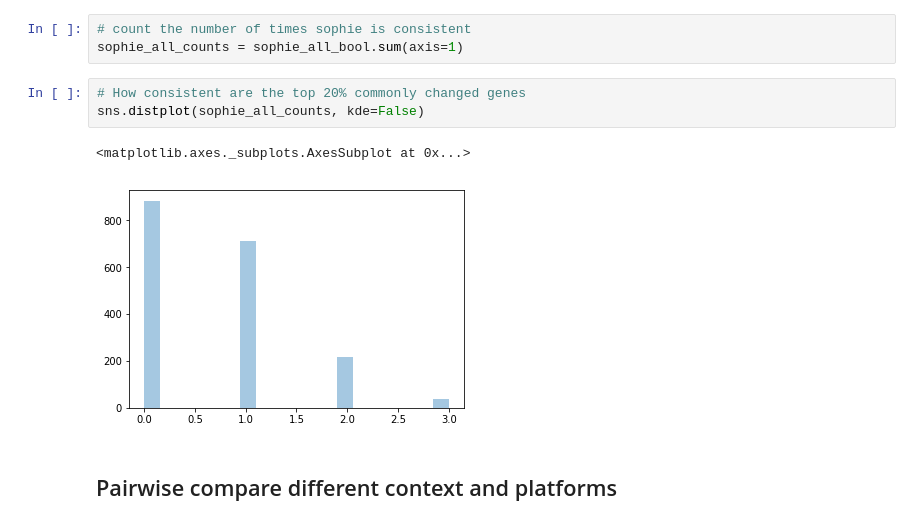
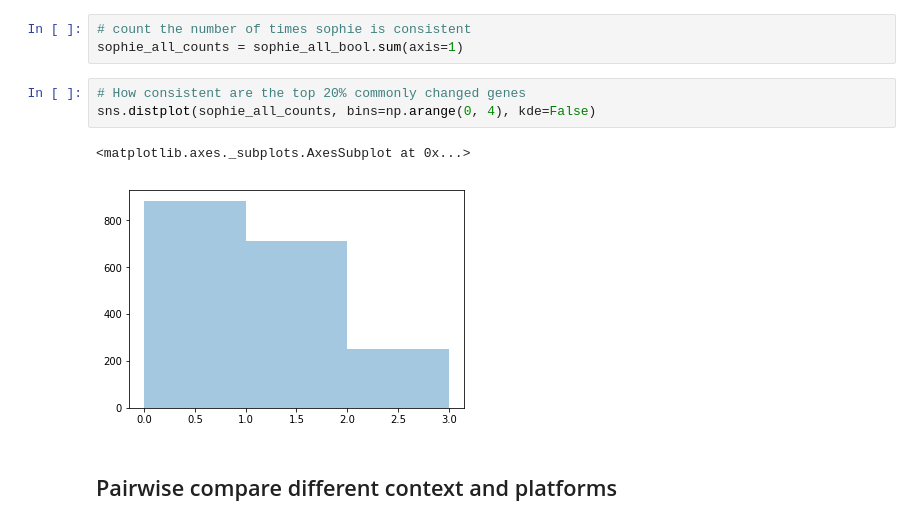
Before and after one commit to greenelab/generic-expression-patterns, a Jupyter notebook: compare_experiments/consistency_common_DEGs.ipynb, the cells around one changed output. Cells and saved outputs as stored; diff of their text form.

Commit message:
address PR and fix figure S2

```diff
--- a/compare_experiments/consistency_common_DEGs.ipynb
+++ b/compare_experiments/consistency_common_DEGs.ipynb
@@ -98,10 +98,10 @@ sophie_all_bool = sophie_all_percentiles >= threshold
 sophie_all_counts = sophie_all_bool.sum(axis=1)
 # %%
 # How consistent are the top 20% commonly changed genes
-sns.distplot(sophie_all_counts, kde=False)
+sns.distplot(sophie_all_counts, bins=np.arange(0, 4), kde=False)
 # %% [output]
 <matplotlib.axes._subplots.AxesSubplot at 0x...>
-[figure, old version]
+[figure, new version]
 # %% [markdown]
 ## Pairwise compare different context and platforms
 # %%
```
Also changed, not shown: 10 other files.
